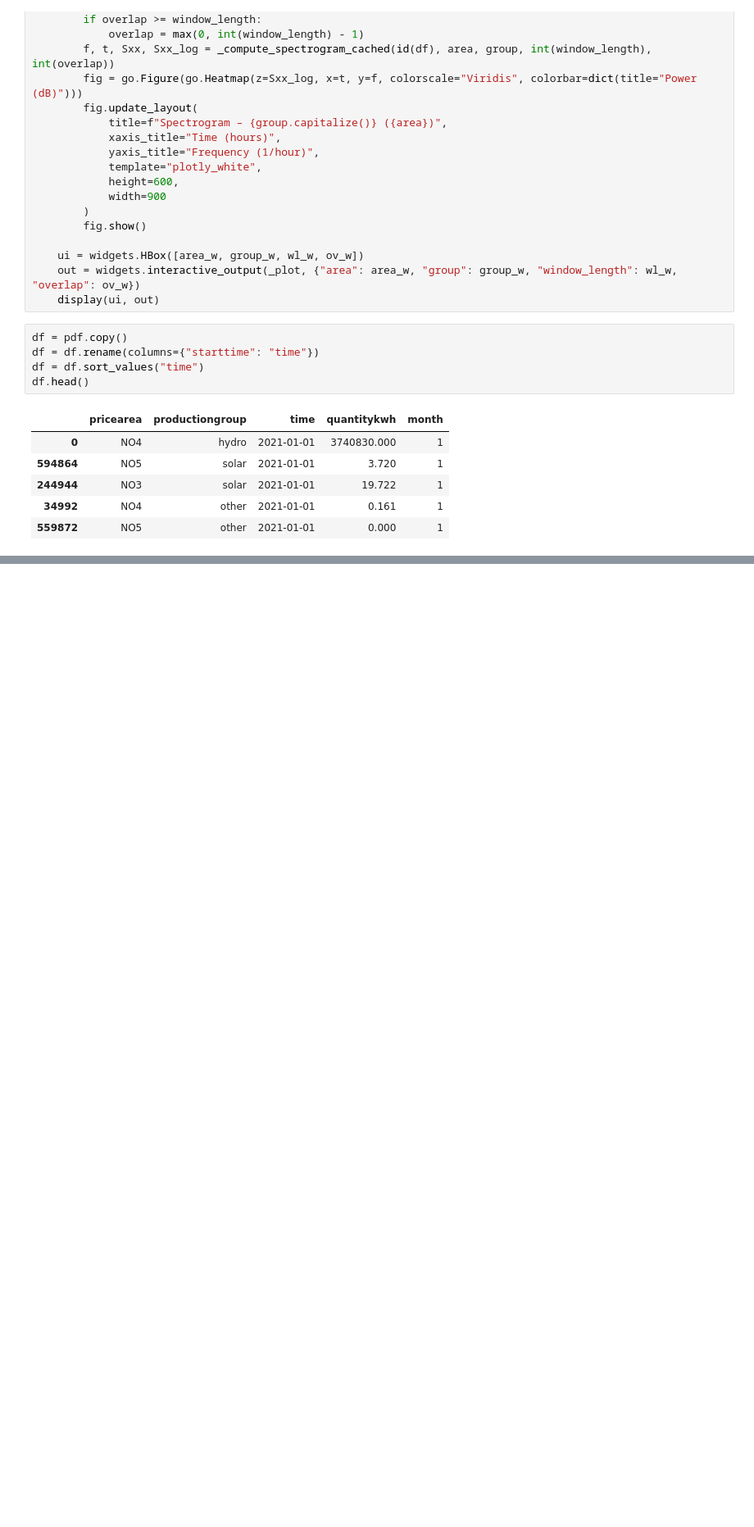
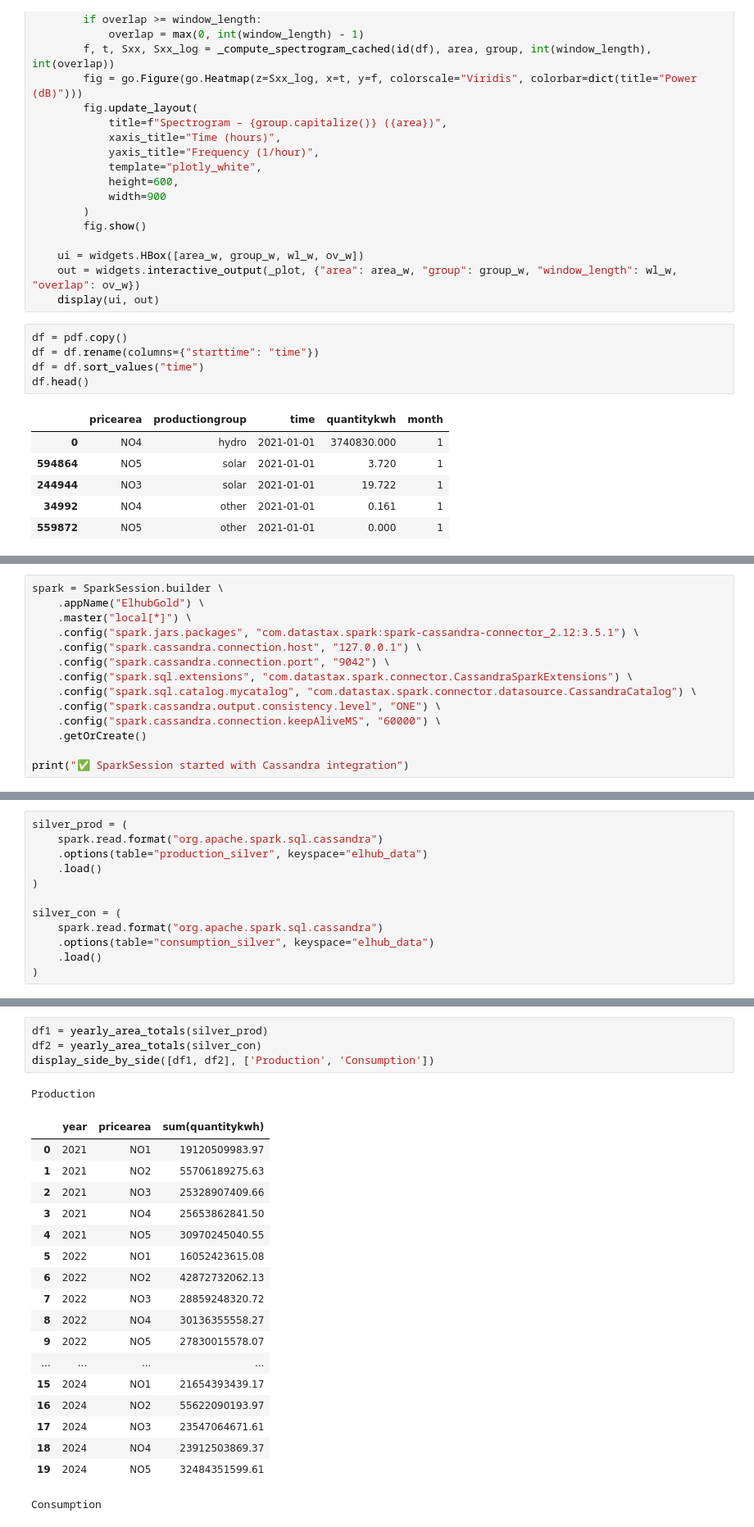
Before and after one commit to fheflo1/IND320, a Jupyter notebook: notebooks/elhub/04_elhub_gold.ipynb, the cells around one changed output, grey strips where cells are left out. Shown at 82% size. Saved outputs shown, nothing was run; the diff lists cells and outputs as text; blank space fills up the shorter version.

Commit message:
consumption added

```diff
--- a/notebooks/elhub/04_elhub_gold.ipynb
+++ b/notebooks/elhub/04_elhub_gold.ipynb
@@ -317,0 +357,14 @@ HBox(children=(Dropdown(description='Area:', options=('NO1', 'NO2', 'NO3', 'NO4'
+# %%
+spark = SparkSession.builder \
+    .appName("ElhubGold") \
+    .master("local[*]") \
+    .config("spark.jars.packages", "com.datastax.spark:spark-cassandra-connector_2.12:3.5.1") \
+    .config("spark.cassandra.connection.host", "127.0.0.1") \
+    .config("spark.cassandra.connection.port", "9042") \
+    .config("spark.sql.extensions", "com.datastax.spark.connector.CassandraSparkExtensions") \
+    .config("spark.sql.catalog.mycatalog", "com.datastax.spark.connector.datasource.CassandraCatalog") \
+    .config("spark.cassandra.output.consistency.level", "ONE") \
+    .config("spark.cassandra.connection.keepAliveMS", "60000") \
+    .getOrCreate()
+
+print("✅ SparkSession started with Cassandra integration")
@@ -317,0 +393,12 @@ HBox(children=(Dropdown(description='Area:', options=('NO1', 'NO2', 'NO3', 'NO4'
+# %%
+silver_prod = (
+    spark.read.format("org.apache.spark.sql.cassandra")
+    .options(table="production_silver", keyspace="elhub_data")
+    .load()
+)
+
+silver_con = (
+    spark.read.format("org.apache.spark.sql.cassandra")
+    .options(table="consumption_silver", keyspace="elhub_data")
+    .load()
+)
@@ -317,0 +717,24 @@ HBox(children=(Dropdown(description='Area:', options=('NO1', 'NO2', 'NO3', 'NO4'
+# %%
+df1 = yearly_area_totals(silver_prod)
+df2 = yearly_area_totals(silver_con)
+display_side_by_side([df1, df2], ['Production', 'Consumption'])
+# %% [output]
+Production
+|  | year | pricearea | sum(quantitykwh) |
+| 0 | 2021 | NO1 | 19120509983.97 |
+| 1 | 2021 | NO2 | 55706189275.63 |
+| 2 | 2021 | NO3 | 25328907409.66 |
+| 3 | 2021 | NO4 | 25653862841.50 |
+| 4 | 2021 | NO5 | 30970245040.55 |
+| 5 | 2022 | NO1 | 16052423615.08 |
+| 6 | 2022 | NO2 | 42872732062.13 |
+| 7 | 2022 | NO3 | 28859248320.72 |
+| 8 | 2022 | NO4 | 30136355558.27 |
+| 9 | 2022 | NO5 | 27830015578.07 |
+| ... | ... | ... | ... |
+| 15 | 2024 | NO1 | 21654393439.17 |
+| 16 | 2024 | NO2 | 55622090193.97 |
+| 17 | 2024 | NO3 | 23547064671.61 |
+| 18 | 2024 | NO4 | 23912503869.37 |
+| 19 | 2024 | NO5 | 32484351599.61 |
+Consumption
```
Also changed, not shown: parts of 17 cells of this notebook, 2 other files.
